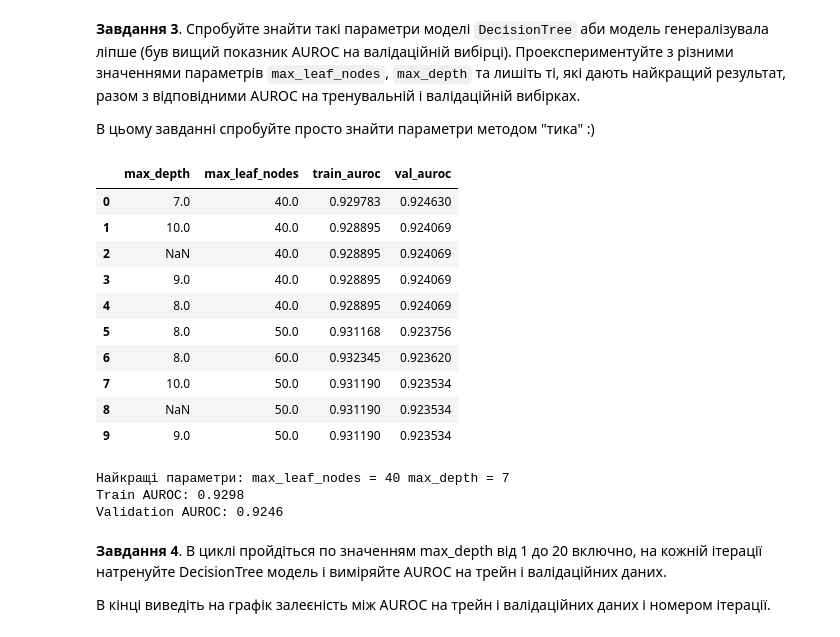
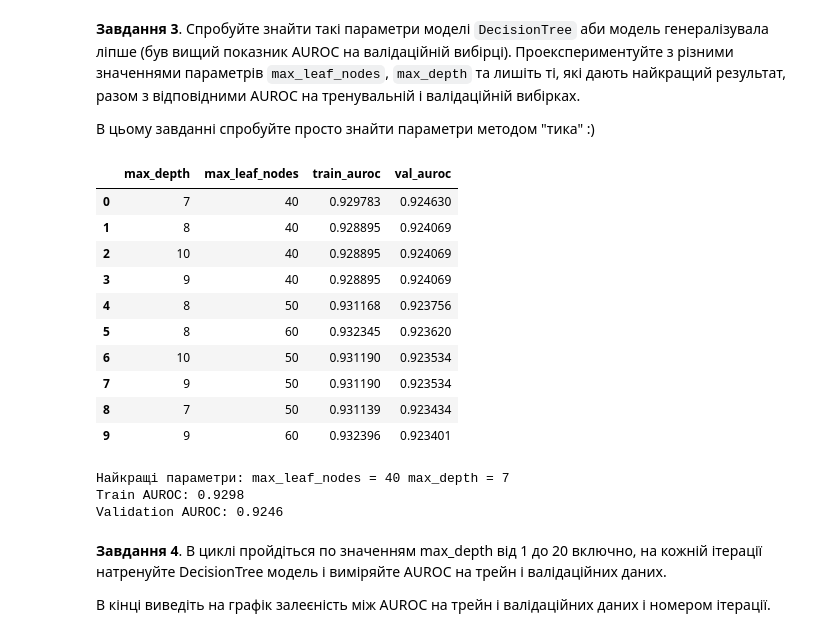
Before and after one commit to dar1bi/ml_course, a Jupyter notebook: 6_Decision_Trees/HW_2_3_Дерева_прийняття_рішень.ipynb, the cells around one changed output. Saved outputs shown, nothing was run; the diff lists cells and outputs as text; code cells hidden in the pictures.

```diff
--- a/6_Decision_Trees/HW_2_3_Дерева_прийняття_рішень.ipynb
+++ b/6_Decision_Trees/HW_2_3_Дерева_прийняття_рішень.ipynb
@@ -144,8 +141,8 @@ Top-10 важливих ознак:
 В цьому завданні спробуйте просто знайти параметри методом "тика" :)
 # %%
 # Для того, щоб знайти найкращий результат параметрів max_leaf_nodes та max_depth спробуємо перебрати різні їх значення
-search_depth = [3, 4, 5, 6, 7, 8, 9, 10, None]
-search_leafs = [10, 20, 30, 40, 50, 60, 80, 100, None]
+search_depth = [3, 4, 5, 6, 7, 8, 9, 10]
+search_leafs = [10, 20, 30, 40, 50, 60, 80, 100]
 
 experiment_rows = []
 
@@ -154,44 +151,44 @@ for max_depth, max_leaf_nodes in product(search_depth, search_leafs):
         random_state=42,
         max_depth=max_depth,
         max_leaf_nodes=max_leaf_nodes,
     )
     model.fit(X_train, train_targets)
 
     train_auc = roc_auc_score(train_targets, model.predict_proba(X_train)[:, 1])
     val_auc = roc_auc_score(val_targets, model.predict_proba(X_val)[:, 1])
 
     experiment_rows.append(
         {
             "max_depth": max_depth,
             "max_leaf_nodes": max_leaf_nodes,
             "train_auroc": train_auc,
             "val_auroc": val_auc,
         }
     )
 
 experiments_df = (
     pd.DataFrame(experiment_rows)
     .sort_values("val_auroc", ascending=False)
     .reset_index(drop=True)
 )
 
 display(experiments_df.head(10))
 
-print(f"Найкращі параметри: max_leaf_nodes = {int(experiments_df.loc[0, 'max_leaf_nodes'])} max_depth = {int(experiments_df.loc[0, 'max_depth'])}")
+print(f"Найкращі параметри: max_leaf_nodes = {experiments_df.loc[0, 'max_leaf_nodes']} max_depth = {experiments_df.loc[0, 'max_depth']}")
 print(f"Train AUROC: {experiments_df.loc[0, 'train_auroc']:.4f}")
 print(f"Validation AUROC: {experiments_df.loc[0, 'val_auroc']:.4f}")
 # %% [output]
 |  | max_depth | max_leaf_nodes | train_auroc | val_auroc |
-| 0 | 7.0 | 40.0 | 0.929783 | 0.924630 |
-| 1 | 10.0 | 40.0 | 0.928895 | 0.924069 |
-| 2 | NaN | 40.0 | 0.928895 | 0.924069 |
-| 3 | 9.0 | 40.0 | 0.928895 | 0.924069 |
-| 4 | 8.0 | 40.0 | 0.928895 | 0.924069 |
-| 5 | 8.0 | 50.0 | 0.931168 | 0.923756 |
-| 6 | 8.0 | 60.0 | 0.932345 | 0.923620 |
-| 7 | 10.0 | 50.0 | 0.931190 | 0.923534 |
-| 8 | NaN | 50.0 | 0.931190 | 0.923534 |
-| 9 | 9.0 | 50.0 | 0.931190 | 0.923534 |
+| 0 | 7 | 40 | 0.929783 | 0.924630 |
+| 1 | 8 | 40 | 0.928895 | 0.924069 |
+| 2 | 10 | 40 | 0.928895 | 0.924069 |
+| 3 | 9 | 40 | 0.928895 | 0.924069 |
+| 4 | 8 | 50 | 0.931168 | 0.923756 |
+| 5 | 8 | 60 | 0.932345 | 0.923620 |
+| 6 | 10 | 50 | 0.931190 | 0.923534 |
+| 7 | 9 | 50 | 0.931190 | 0.923534 |
+| 8 | 7 | 50 | 0.931139 | 0.923434 |
+| 9 | 9 | 60 | 0.932396 | 0.923401 |
 Найкращі параметри: max_leaf_nodes = 40 max_depth = 7
 Train AUROC: 0.9298
 Validation AUROC: 0.9246
```
Also changed, not shown: parts of 1 cell of this notebook, 1 other file.
